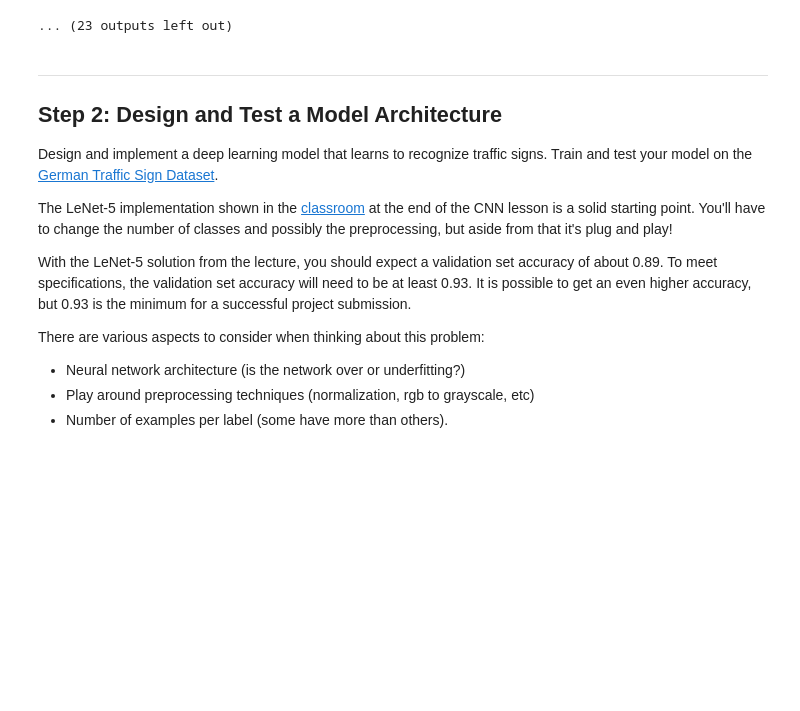
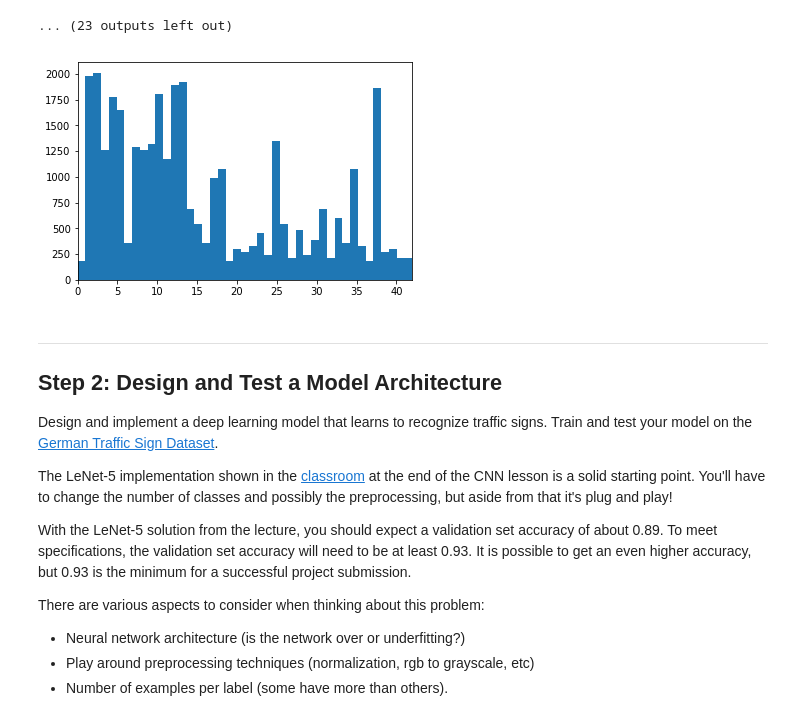
Before and after one commit to DirkH78/CarND-Traffic-Sign-Classifier-Project, a Jupyter notebook: Traffic_Sign_Classifier.ipynb, the cells around one changed output. Saved outputs shown, nothing was run; the diff lists cells and outputs as text; code cells hidden in the pictures; blank space fills up the shorter version.

```diff
--- a/Traffic_Sign_Classifier.ipynb
+++ b/Traffic_Sign_Classifier.ipynb
@@ -115,6 +118,13 @@ for i in range(0,n_train,1000):
 [figure]
 [figure]
 ... (23 outputs left out)
+# %%
+# histogram
+plt.hist(y_train, n_classes)
+plt.xlim(0, n_classes-1)
+plt.show()
+# %% [output]
+[figure, added]
 # %% [markdown]
 ----
 
```
Also changed, not shown: parts of 15 cells of this notebook, 8 other files.
